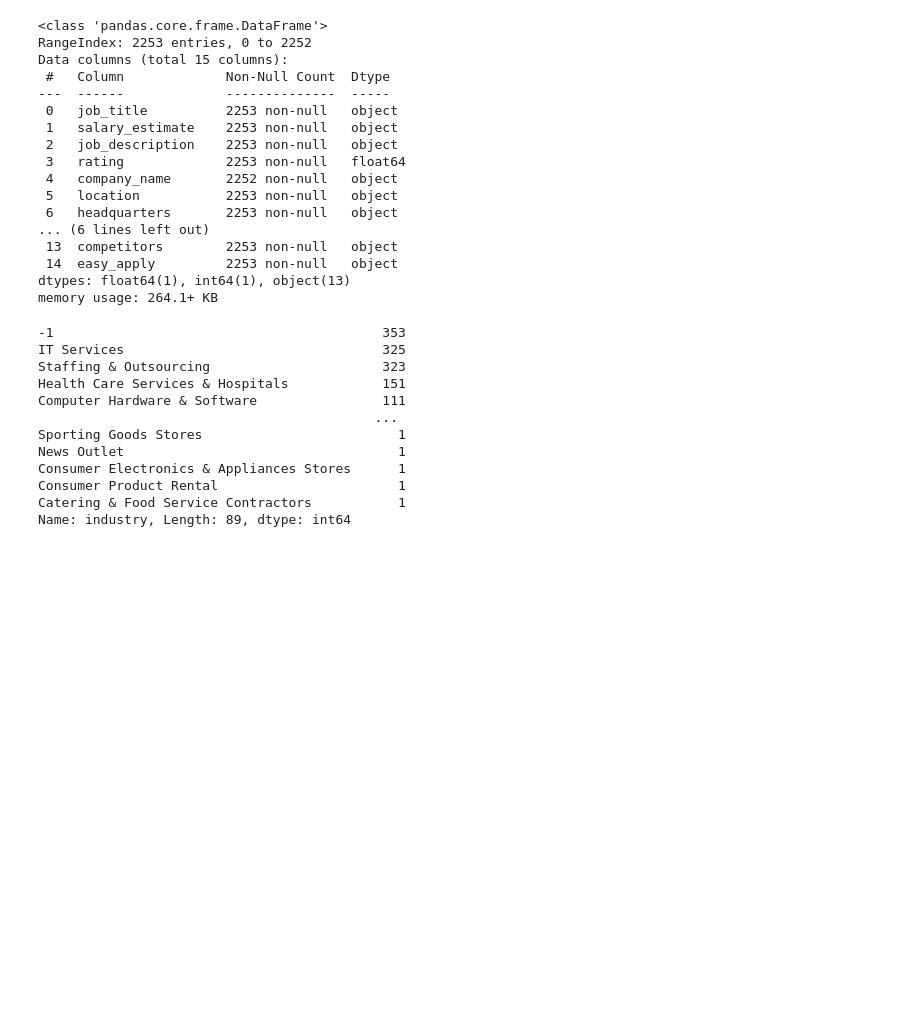
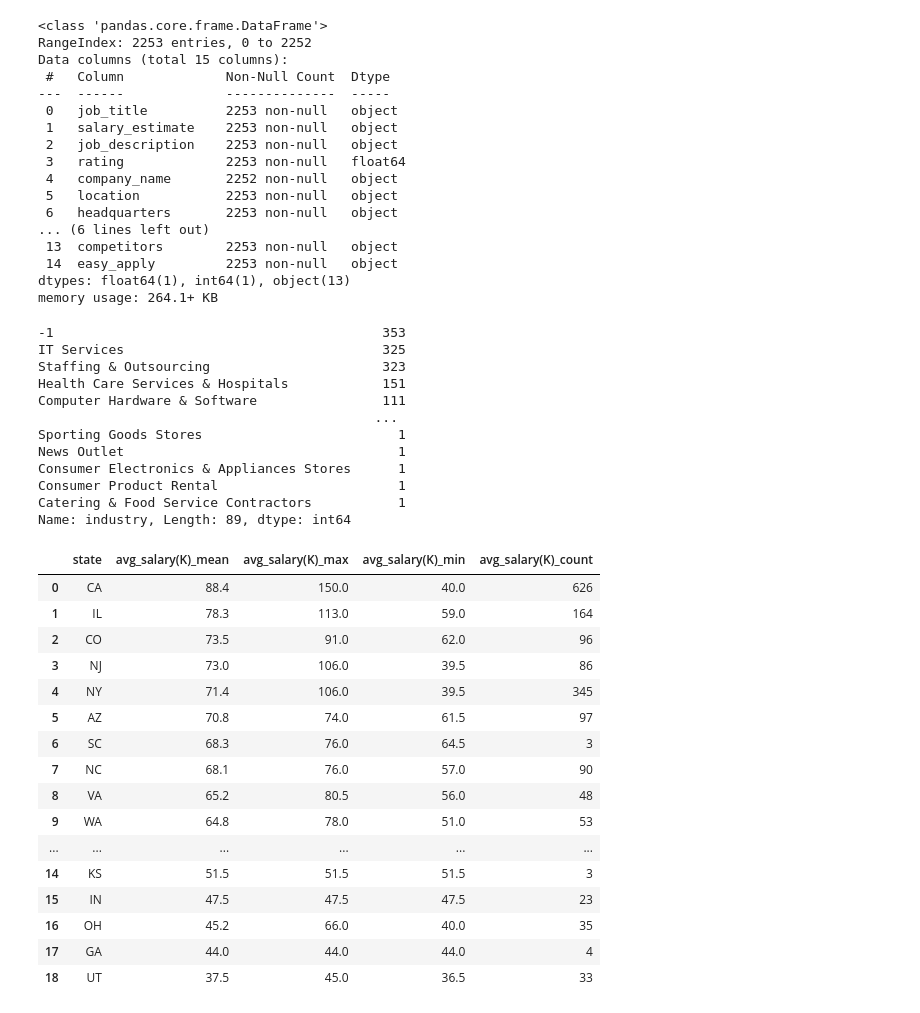
Before and after one commit to nomadtomas/dataAnalystJobMarket, a Jupyter notebook: DataAnalystEDA.ipynb, the cells around one changed output. Drawn from its saved outputs; the diff is of its cells as text; code cells hidden in the pictures; blank space fills up the shorter version.

```diff
--- a/DataAnalystEDA.ipynb
+++ b/DataAnalystEDA.ipynb
@@ -67,4 +67,28 @@ Catering & Food Service Contractors           1
 Name: industry, Length: 89, dtype: int64
 # %%
 # obtain the average salary expecation
-df['avg_salary'] = df['upper'].add(df['lower']).div(2)
+df['avg_salary(K)'] =  df['upper'].add(df['lower']).div(2)
+# %%
+groupSalary = df.groupby('state', as_index=False).agg({'avg_salary(K)':['mean','max','min','count']})
+groupSalary.columns = groupSalary.columns.map(' '.join).str.strip().str.replace(' ','_')
+groupSalary['avg_salary(K)_mean'] = round(groupSalary['avg_salary(K)_mean'],1)
+salaryData = groupSalary.sort_values(by='avg_salary(K)_mean', ascending=False).reset_index(drop=True)
+salaryData
+# %% [output]
+|  | state | avg_salary(K)_mean | avg_salary(K)_max | avg_salary(K)_min | avg_salary(K)_count |
+| 0 | CA | 88.4 | 150.0 | 40.0 | 626 |
+| 1 | IL | 78.3 | 113.0 | 59.0 | 164 |
+| 2 | CO | 73.5 | 91.0 | 62.0 | 96 |
+| 3 | NJ | 73.0 | 106.0 | 39.5 | 86 |
+| 4 | NY | 71.4 | 106.0 | 39.5 | 345 |
+| 5 | AZ | 70.8 | 74.0 | 61.5 | 97 |
+| 6 | SC | 68.3 | 76.0 | 64.5 | 3 |
+| 7 | NC | 68.1 | 76.0 | 57.0 | 90 |
+| 8 | VA | 65.2 | 80.5 | 56.0 | 48 |
+| 9 | WA | 64.8 | 78.0 | 51.0 | 53 |
+| ... | ... | ... | ... | ... | ... |
+| 14 | KS | 51.5 | 51.5 | 51.5 | 3 |
+| 15 | IN | 47.5 | 47.5 | 47.5 | 23 |
+| 16 | OH | 45.2 | 66.0 | 40.0 | 35 |
+| 17 | GA | 44.0 | 44.0 | 44.0 | 4 |
+| 18 | UT | 37.5 | 45.0 | 36.5 | 33 |
```
Also changed, not shown: parts of 6 cells of this notebook.
